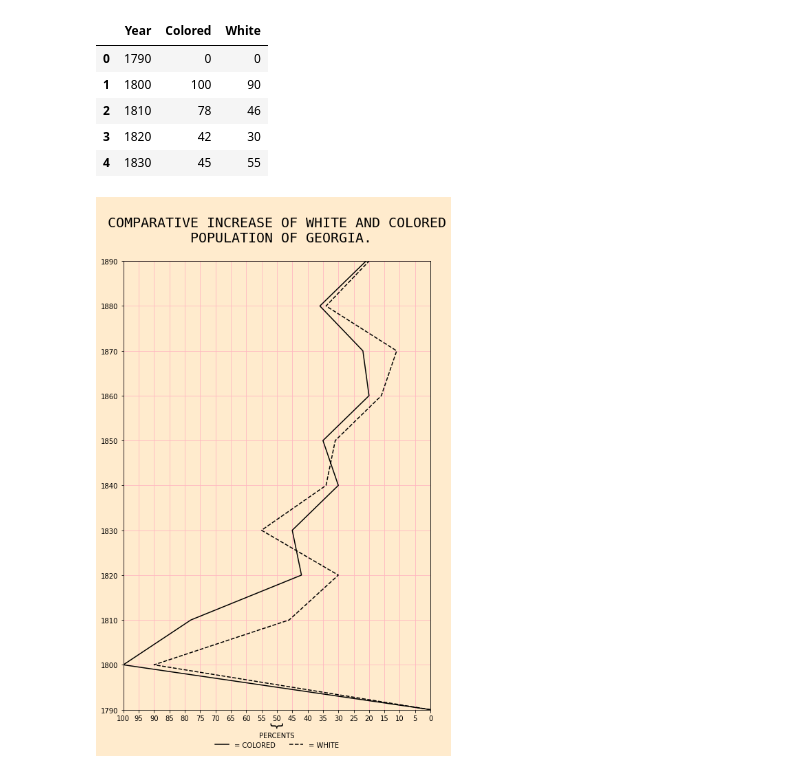
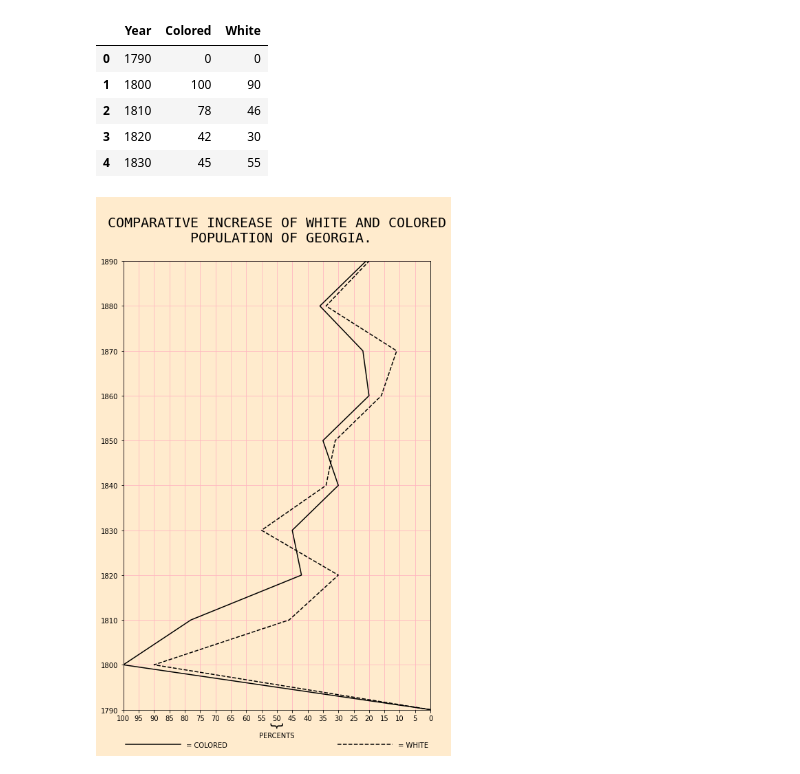
Before and after one commit to calvarez55/duboischallenge, a Jupyter notebook: Challenge1.ipynb, the cells around one changed output. Drawn from its saved outputs; the diff is of its cells as text; code cells hidden in the pictures.

```diff
--- a/Challenge1.ipynb
+++ b/Challenge1.ipynb
@@ -17,26 +17,27 @@ df.head()
 # %%
 #makes background color of figure "blanchedalmond"
 fig, ax = plt.subplots(facecolor='blanchedalmond')
 
 #plots first line and establishes the axises
 df.plot(x='Colored', y='Year', ax=ax, grid='true',
         color=('black'),
         xticks=(100,95,90,85,80,75,70,65,60,55,50,45,40,
                35,30,25,20,15,10,5,0),
         yticks=(1790,1800,1810,1820,1830,1840,1850,1860,1870,1880,1890),
        figsize=(8,12))
 df.plot(x='White', y='Year',color=('black'),ls=('dashed'),ax=ax,grid='true')
 ax.set_title('\nCOMPARATIVE INCREASE OF WHITE AND COLORED\n POPULATION OF GEORGIA.\n',
              fontsize=20, fontfamily='monospace')
 ax.set_xlabel("\nPERCENTS")
 ax.grid(color='lightpink')
 ax.invert_xaxis()
 ax.legend(["= COLORED", "= WHITE"], loc='lower center',
-          bbox_to_anchor=(.5,-.10),frameon=False, ncol=2)
+          bbox_to_anchor=(.5,-.10),frameon=False, ncol=2,
+         columnspacing=16,handlelength=8)
 ax.set_facecolor("blanchedalmond")
 plt.text(53,1786,'}',rotation=270,fontsize=20)
 plt.margins(x=0,y=0)
 
 fig.savefig('D:/documents copy/research/Practice/dubois challenge/challenge1.png')
 # %% [output]
-[figure, old version]
+[figure, new version]
```
